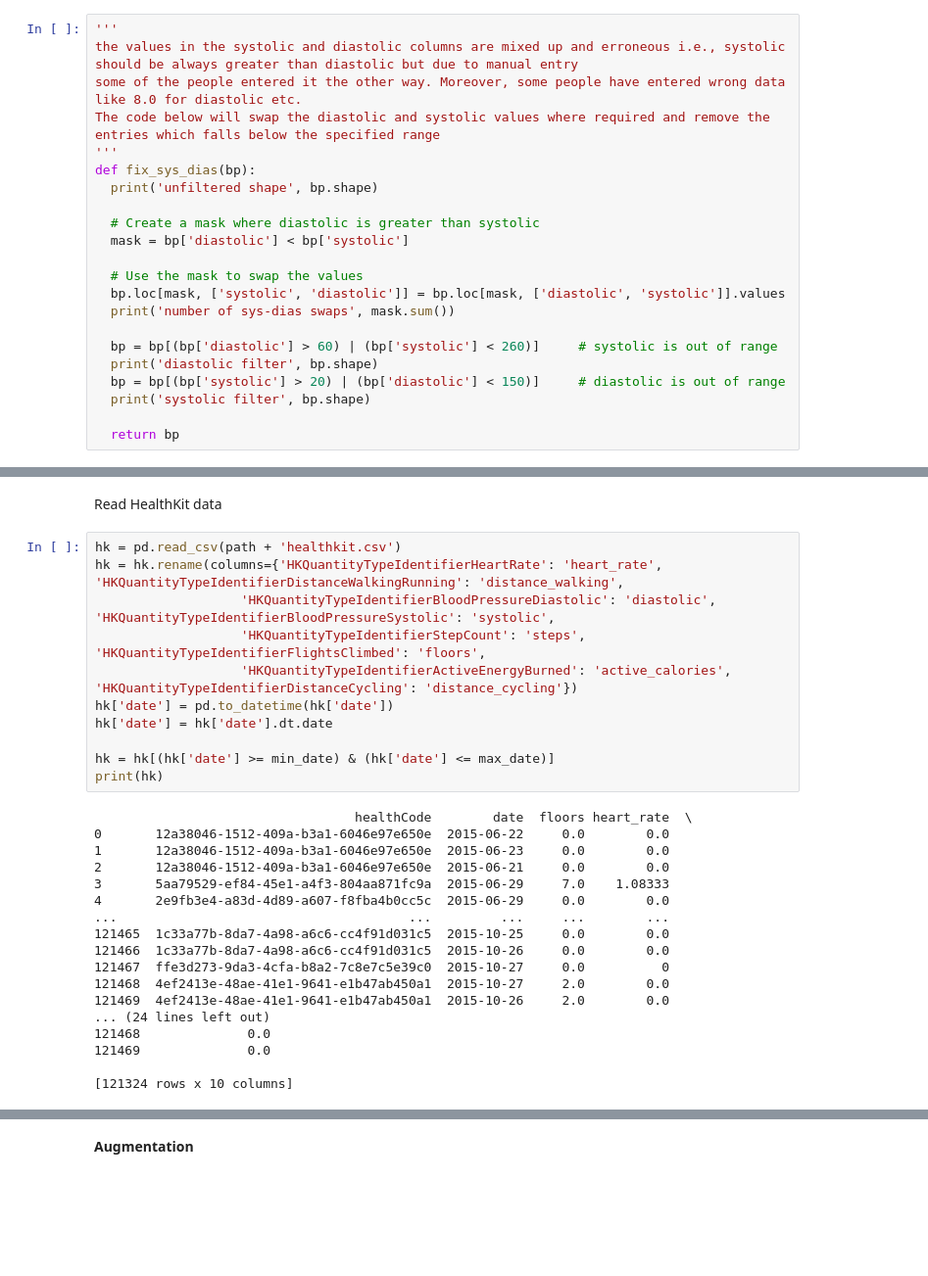
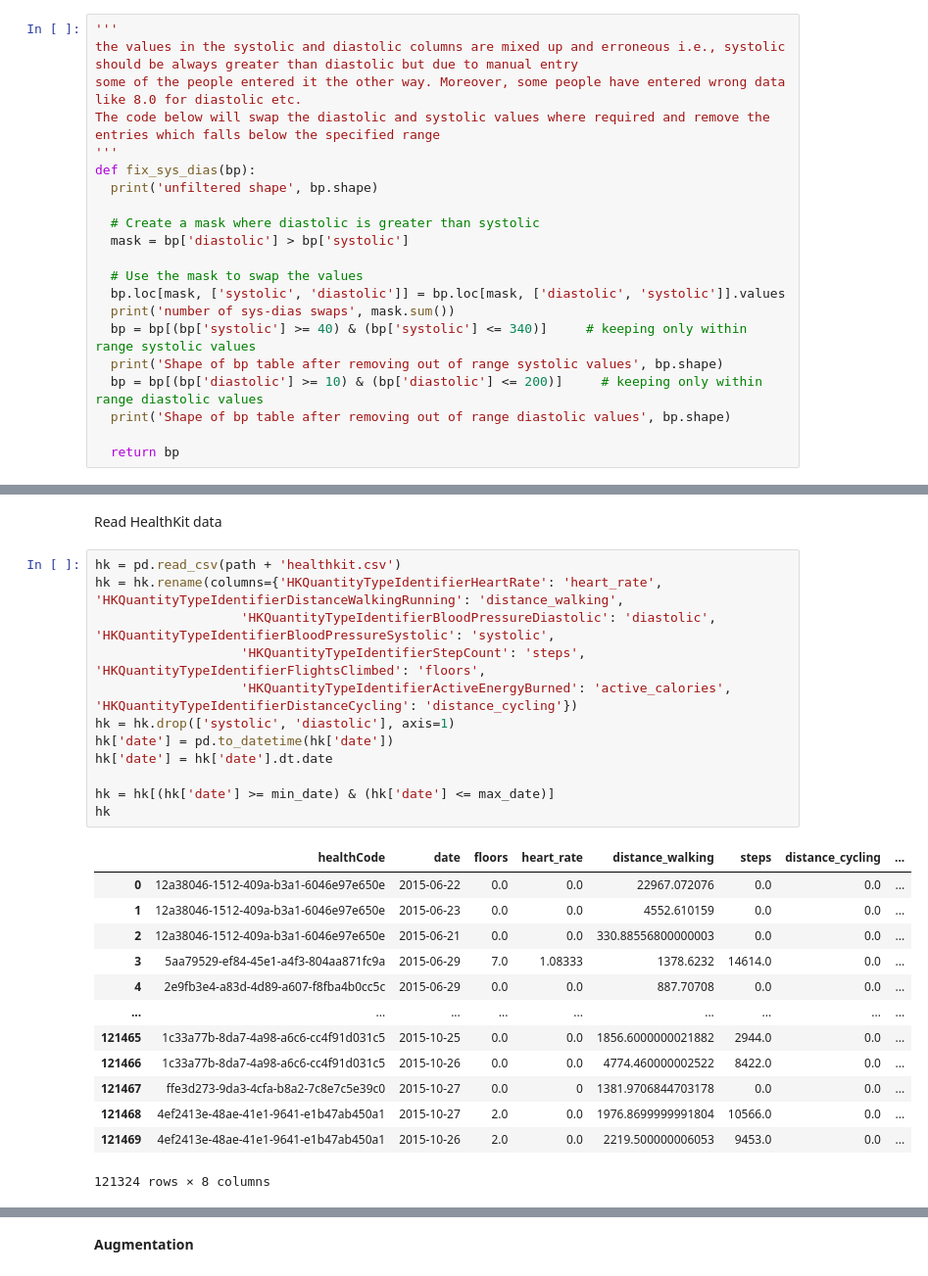
Before and after one commit to Blistt/bp-regulator, a Jupyter notebook: BP_Recommendation_system.ipynb, the cells around one changed output, grey strips where cells are left out. Shown at 98% size. Cells and saved outputs as stored; diff of their text form; blank space fills up the shorter version.

Commit message:
Made changes to hk (dropped BP columns) and sleep (turned bed_time to integer) and added the code for first RF using baseline dataframe

```diff
--- a/BP_Recommendation_system.ipynb
+++ b/BP_Recommendation_system.ipynb
@@ -21,16 +21,15 @@ def fix_sys_dias(bp):
   print('unfiltered shape', bp.shape)
 
   # Create a mask where diastolic is greater than systolic
-  mask = bp['diastolic'] < bp['systolic']
+  mask = bp['diastolic'] > bp['systolic']
 
   # Use the mask to swap the values
   bp.loc[mask, ['systolic', 'diastolic']] = bp.loc[mask, ['diastolic', 'systolic']].values
   print('number of sys-dias swaps', mask.sum())
-
-  bp = bp[(bp['diastolic'] > 60) | (bp['systolic'] < 260)]     # systolic is out of range
-  print('diastolic filter', bp.shape)
-  bp = bp[(bp['systolic'] > 20) | (bp['diastolic'] < 150)]     # diastolic is out of range
-  print('systolic filter', bp.shape)
+  bp = bp[(bp['systolic'] >= 40) & (bp['systolic'] <= 340)]     # keeping only within range systolic values
+  print('Shape of bp table after removing out of range systolic values', bp.shape)
+  bp = bp[(bp['diastolic'] >= 10) & (bp['diastolic'] <= 200)]     # keeping only within range diastolic values
+  print('Shape of bp table after removing out of range diastolic values', bp.shape)
 
   return bp
 # %%
@@ -63,30 +62,27 @@ Read HealthKit data
 # %%
 hk = pd.read_csv(path + 'healthkit.csv')
 hk = hk.rename(columns={'HKQuantityTypeIdentifierHeartRate': 'heart_rate', 'HKQuantityTypeIdentifierDistanceWalkingRunning': 'distance_walking',
                    'HKQuantityTypeIdentifierBloodPressureDiastolic': 'diastolic', 'HKQuantityTypeIdentifierBloodPressureSystolic': 'systolic',
                    'HKQuantityTypeIdentifierStepCount': 'steps', 'HKQuantityTypeIdentifierFlightsClimbed': 'floors',
                    'HKQuantityTypeIdentifierActiveEnergyBurned': 'active_calories', 'HKQuantityTypeIdentifierDistanceCycling': 'distance_cycling'})
+hk = hk.drop(['systolic', 'diastolic'], axis=1)
 hk['date'] = pd.to_datetime(hk['date'])
 hk['date'] = hk['date'].dt.date
 
 hk = hk[(hk['date'] >= min_date) & (hk['date'] <= max_date)]
-print(hk)
+hk
 # %% [output]
+|  | healthCode | date | floors | heart_rate | distance_walking | steps | distance_cycling | ... |
+| 0 | 12a38046-1512-409a-b3a1-6046e97e650e | 2015-06-22 | 0.0 | 0.0 | 22967.072076 | 0.0 | 0.0 | ... |
+| 1 | 12a38046-1512-409a-b3a1-6046e97e650e | 2015-06-23 | 0.0 | 0.0 | 4552.610159 | 0.0 | 0.0 | ... |
+| 2 | 12a38046-1512-409a-b3a1-6046e97e650e | 2015-06-21 | 0.0 | 0.0 | 330.88556800000003 | 0.0 | 0.0 | ... |
+| 3 | 5aa79529-ef84-45e1-a4f3-804aa871fc9a | 2015-06-29 | 7.0 | 1.08333 | 1378.6232 | 14614.0 | 0.0 | ... |
+| 4 | 2e9fb3e4-a83d-4d89-a607-f8fba4b0cc5c | 2015-06-29 | 0.0 | 0.0 | 887.70708 | 0.0 | 0.0 | ... |
+| ... | ... | ... | ... | ... | ... | ... | ... | ... |
+| 121465 | 1c33a77b-8da7-4a98-a6c6-cc4f91d031c5 | 2015-10-25 | 0.0 | 0.0 | 1856.6000000021882 | 2944.0 | 0.0 | ... |
+| 121466 | 1c33a77b-8da7-4a98-a6c6-cc4f91d031c5 | 2015-10-26 | 0.0 | 0.0 | 4774.460000002522 | 8422.0 | 0.0 | ... |
+| 121467 | ffe3d273-9da3-4cfa-b8a2-7c8e7c5e39c0 | 2015-10-27 | 0.0 | 0 | 1381.9706844703178 | 0.0 | 0.0 | ... |
+| 121468 | 4ef2413e-48ae-41e1-9641-e1b47ab450a1 | 2015-10-27 | 2.0 | 0.0 | 1976.8699999991804 | 10566.0 | 0.0 | ... |
+| 121469 | 4ef2413e-48ae-41e1-9641-e1b47ab450a1 | 2015-10-26 | 2.0 | 0.0 | 2219.500000006053 | 9453.0 | 0.0 | ... |
-                                  healthCode        date  floors heart_rate  \
-0       12a38046-1512-409a-b3a1-6046e97e650e  2015-06-22     0.0        0.0
-1       12a38046-1512-409a-b3a1-6046e97e650e  2015-06-23     0.0        0.0
-2       12a38046-1512-409a-b3a1-6046e97e650e  2015-06-21     0.0        0.0
-3       5aa79529-ef84-45e1-a4f3-804aa871fc9a  2015-06-29     7.0    1.08333
-4       2e9fb3e4-a83d-4d89-a607-f8fba4b0cc5c  2015-06-29     0.0        0.0
-...                                      ...         ...     ...        ...
-121465  1c33a77b-8da7-4a98-a6c6-cc4f91d031c5  2015-10-25     0.0        0.0
-121466  1c33a77b-8da7-4a98-a6c6-cc4f91d031c5  2015-10-26     0.0        0.0
-121467  ffe3d273-9da3-4cfa-b8a2-7c8e7c5e39c0  2015-10-27     0.0          0
-121468  4ef2413e-48ae-41e1-9641-e1b47ab450a1  2015-10-27     2.0        0.0
-121469  4ef2413e-48ae-41e1-9641-e1b47ab450a1  2015-10-26     2.0        0.0
-... (24 lines left out)
-121468              0.0
-121469              0.0
-
-[121324 rows x 10 columns]
+121324 rows × 8 columns
 # %% [markdown]
```
Also changed, not shown: parts of 10 cells of this notebook.
